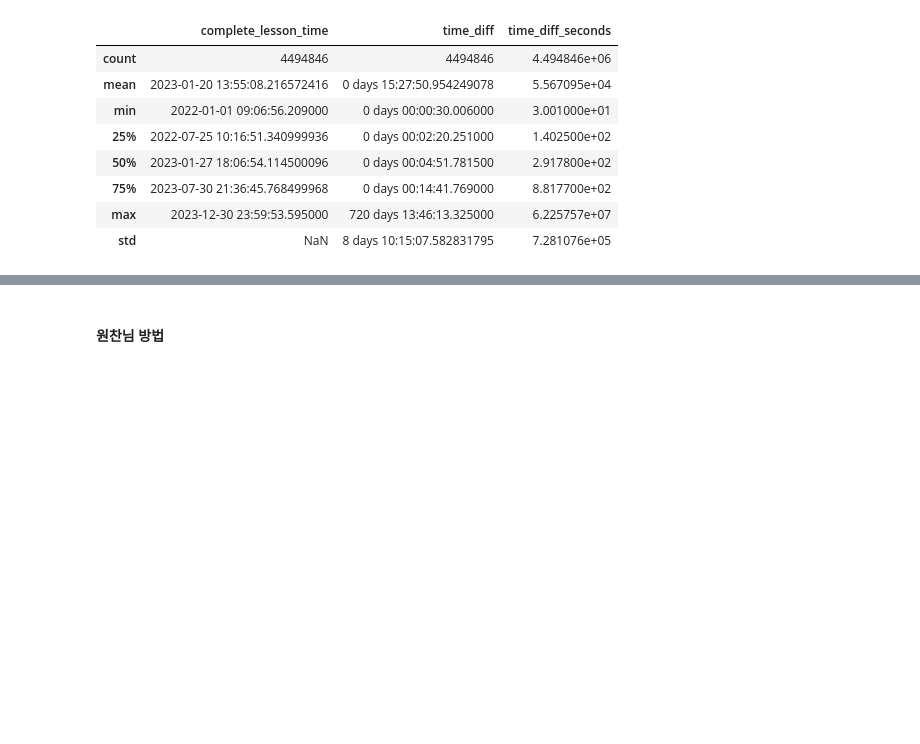
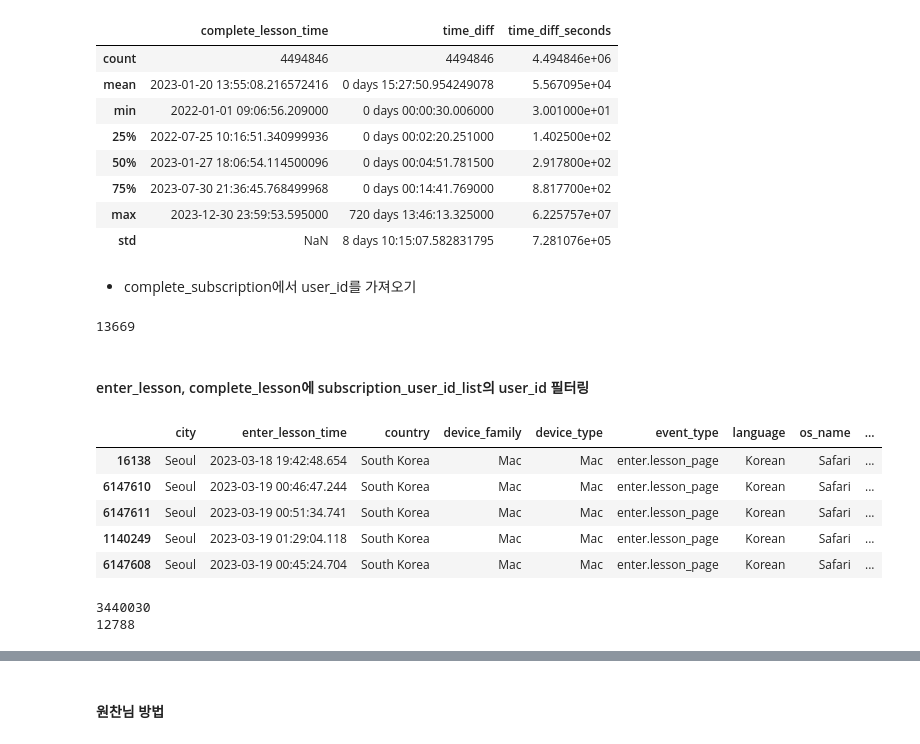
Before and after one commit to saeraniren/intermediate_project, a Jupyter notebook: 20250305_yoochang_lesson.ipynb, the cells around one changed output, grey strips where cells are left out. Drawn from its saved outputs; the diff is of its cells as text; code cells hidden in the pictures; blank space fills up the shorter version.

```diff
--- a/20250305_yoochang_lesson.ipynb
+++ b/20250305_yoochang_lesson.ipynb
@@ -254,3 +254,41 @@ complete_lesson_finalised.describe()
 | 75% | 2023-07-30 21:36:45.768499968 | 0 days 00:14:41.769000 | 8.817700e+02 |
 | max | 2023-12-30 23:59:53.595000 | 720 days 13:46:13.325000 | 6.225757e+07 |
 | std | NaN | 8 days 10:15:07.582831795 | 7.281076e+05 |
+# %% [markdown]
+- complete_subscription에서 user_id를 가져오기
+# %%
+# 파일 불러오기 및 전처리리
+complete_subscription = pd.read_csv('C:/Users/syc09/Desktop/코드잇/중급프로젝트1/Topic2_real/complete_subscription.csv')
+complete_subscription['client_event_time'] = pd.to_datetime(complete_subscription['client_event_time'], errors='coerce')
+complete_subscription['client_event_time'] = complete_subscription['client_event_time'] + pd.Timedelta(hours=9)
+
+# 2022, 2023년 제한
+complete_subscription = complete_subscription[(complete_subscription['client_event_time'] >= start_date) & (complete_subscription['client_event_time'] <= end_date)]
+# %%
+# 중복되는 user_id 제거
+complete_subscription = complete_subscription.drop_duplicates(subset=['user_id'], keep='first')
+complete_subscription['user_id'].nunique()
+# %% [output]
+13669
+# %%
+# complete_subscription 파일에서 user_id 컬럼만 추출하여 저장
+subscription_user_id_list = complete_subscription['user_id']
+# %% [markdown]
+#### enter_lesson, complete_lesson에 subscription_user_id_list의 user_id 필터링
+# %%
+# enter_lesson_page_finalised_unique 파일에서 subscription_user_id_list에 있는 user_id만 추출하여 저장
+enter_lesson_page_finalised_unique_sub = enter_lesson_page_finalised_unique[enter_lesson_page_finalised_unique['user_id'].isin(subscription_user_id_list)]
+enter_lesson_page_finalised_unique_sub.head()
+# %% [output]
+|  | city | enter_lesson_time | country | device_family | device_type | event_type | language | os_name | ... |
+| 16138 | Seoul | 2023-03-18 19:42:48.654 | South Korea | Mac | Mac | enter.lesson_page | Korean | Safari | ... |
+| 6147610 | Seoul | 2023-03-19 00:46:47.244 | South Korea | Mac | Mac | enter.lesson_page | Korean | Safari | ... |
+| 6147611 | Seoul | 2023-03-19 00:51:34.741 | South Korea | Mac | Mac | enter.lesson_page | Korean | Safari | ... |
+| 1140249 | Seoul | 2023-03-19 01:29:04.118 | South Korea | Mac | Mac | enter.lesson_page | Korean | Safari | ... |
+| 6147608 | Seoul | 2023-03-19 00:45:24.704 | South Korea | Mac | Mac | enter.lesson_page | Korean | Safari | ... |
+# %%
+print(len(enter_lesson_page_finalised_unique_sub))
+print(enter_lesson_page_finalised_unique_sub['user_id'].nunique())
+# %% [output]
+3440030
+12788
```
Also changed, not shown: parts of 3 cells of this notebook.
